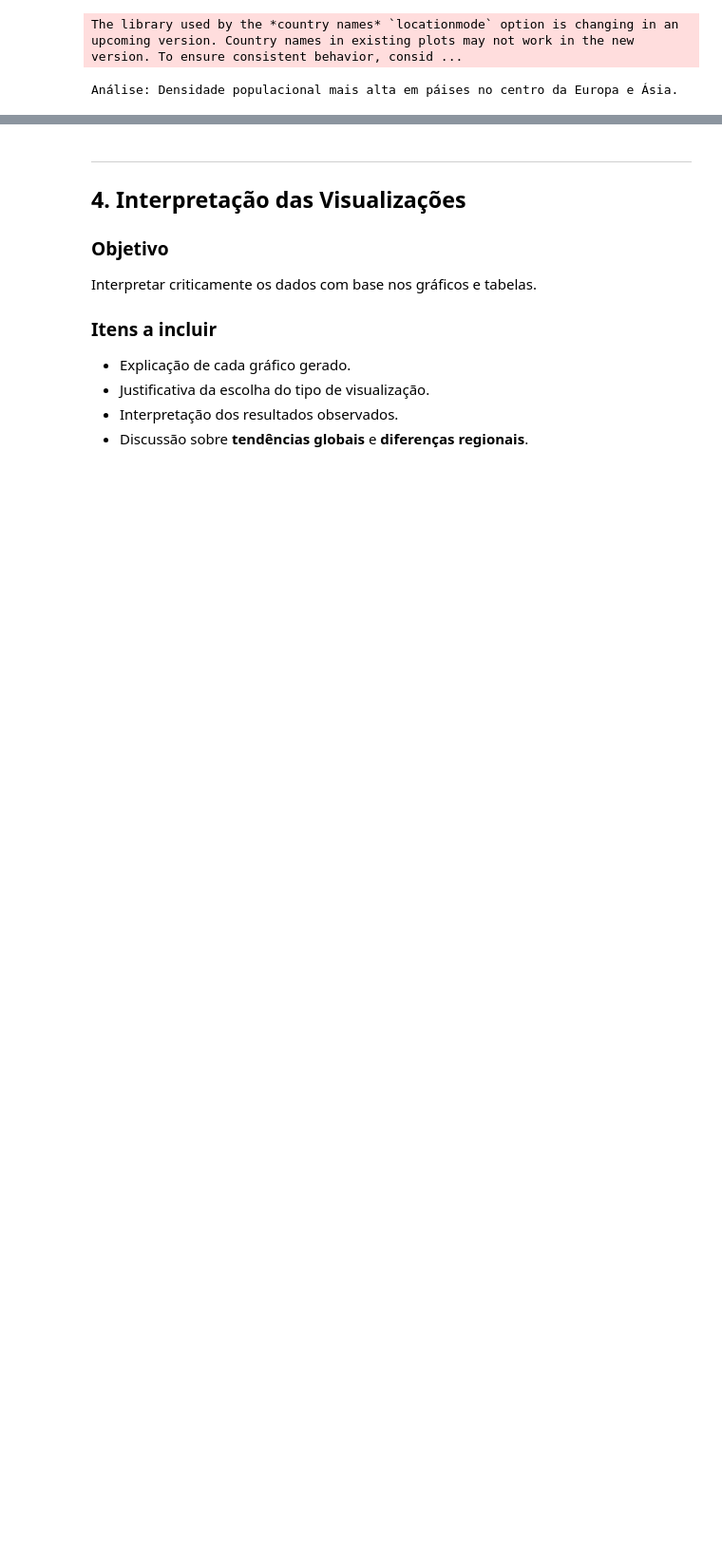
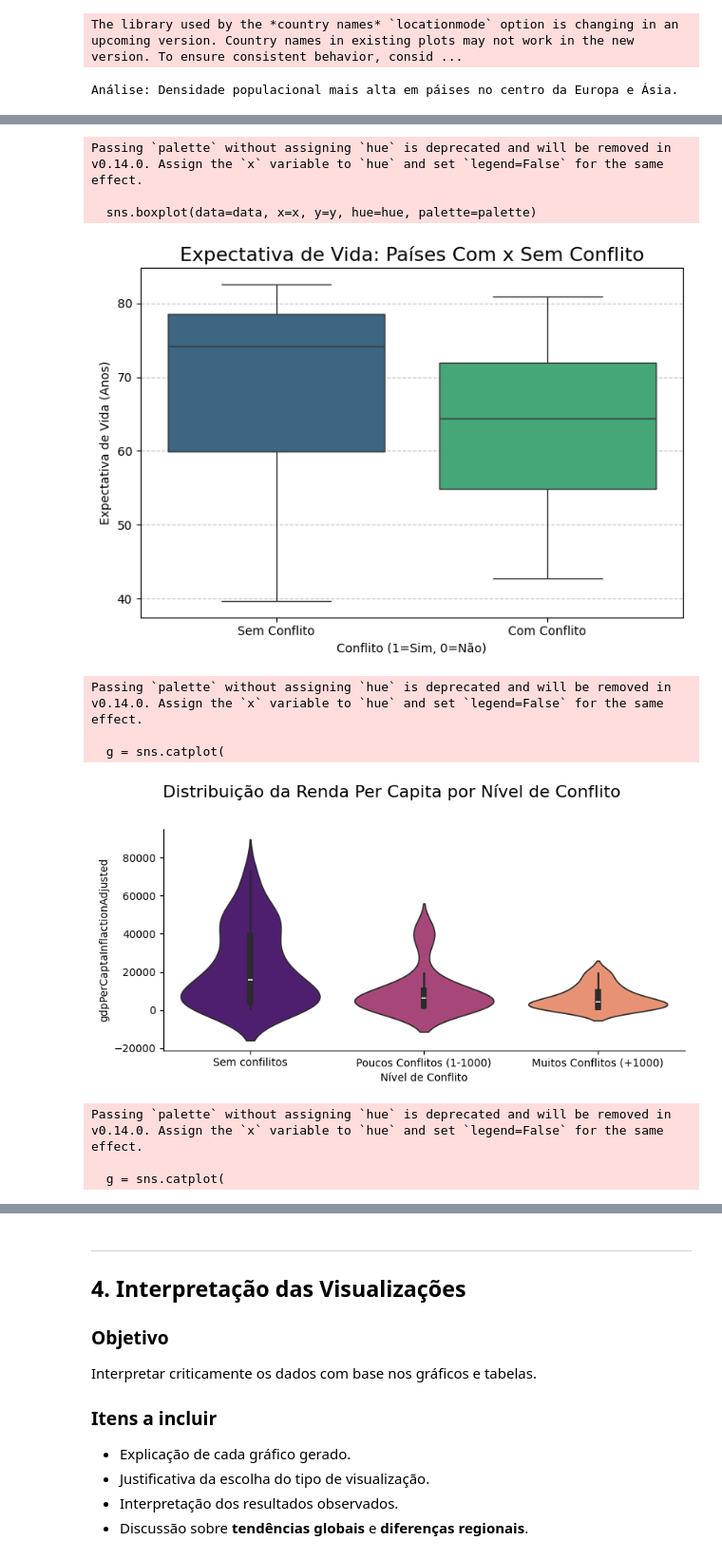
Before and after one commit to brunobgcardoso/avaliacao-python-ciencia-dados, a Jupyter notebook: src/Projeto.ipynb, the cells around one changed output, grey strips where cells are left out. Shown at 95% size. Saved outputs shown, nothing was run; the diff lists cells and outputs as text; code cells hidden in the pictures; blank space fills up the shorter version.

Commit message:
Adicionando gráficos de Conflito

```diff
--- a/src/Projeto.ipynb
+++ b/src/Projeto.ipynb
@@ -2141,0 +2145,44 @@ Análise: Densidade populacional mais alta em páises no centro da Europa e Ási
+# %%
+# Grafico 1
+
+plot_box(
+    data=df_2007,
+    x='hasConflict',
+    y='lifeExp',
+    titulo='Expectativa de Vida: Países Com x Sem Conflito',
+    label_x='Conflito (1=Sim, 0=Não)',
+    label_y='Expectativa de Vida (Anos)',
+    x_tick_labels=['Sem Conflito', 'Com Conflito'],
+    palette='viridis',
+    figsize=(7, 5)
+)
+
+# Grafico 2
+
+plot_cat(
+    dataframe=df_2007,
+    var_y='gdpPerCaptaInflactionAdjusted',
+    tipo_catplot='violin',
+    titulo='Distribuição da Renda Per Capita por Nível de Conflito'
+)
+
+# Grafico 3
+
+plot_cat(
+    dataframe=df_2007,
+    var_y='extremePovertyRate',
+    tipo_catplot='bar',
+    titulo='Média de Extrema Pobreza por Nível de Conflito'
+)
+# %% [output]
+Passing `palette` without assigning `hue` is deprecated and will be removed in v0.14.0. Assign the `x` variable to `hue` and set `legend=False` for the same effect.
+
+  sns.boxplot(data=data, x=x, y=y, hue=hue, palette=palette)
+[figure, added]
+Passing `palette` without assigning `hue` is deprecated and will be removed in v0.14.0. Assign the `x` variable to `hue` and set `legend=False` for the same effect.
+
+  g = sns.catplot(
+[figure, added]
+Passing `palette` without assigning `hue` is deprecated and will be removed in v0.14.0. Assign the `x` variable to `hue` and set `legend=False` for the same effect.
+
+  g = sns.catplot(
```
Also changed, not shown: parts of 28 cells of this notebook.
